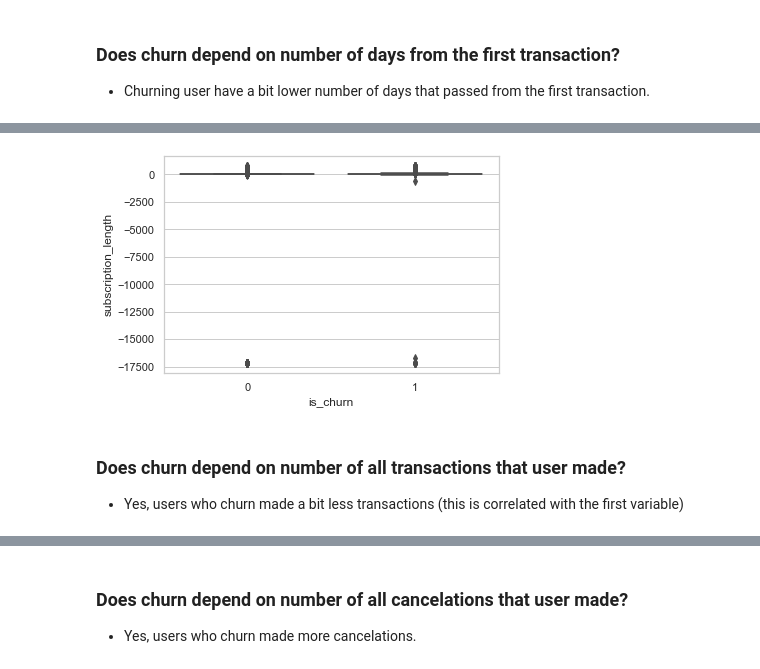
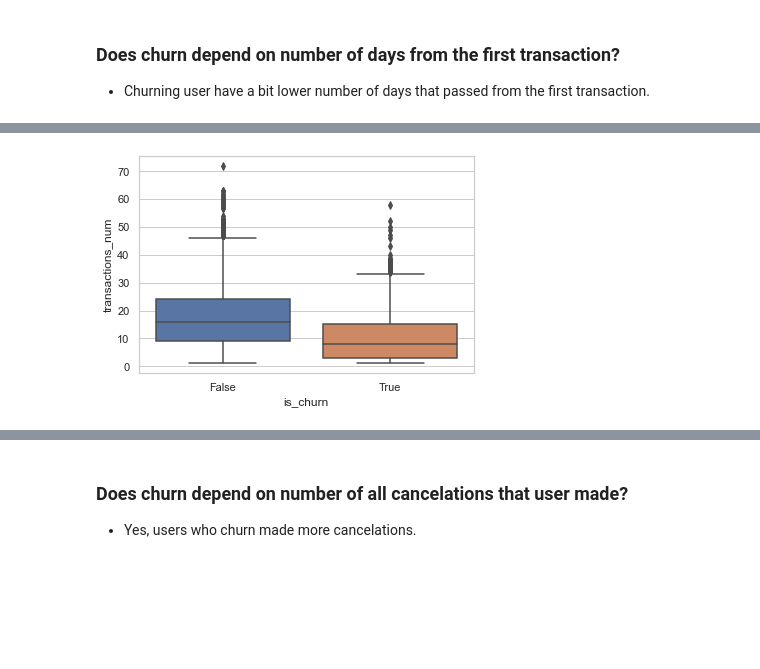
Before and after one commit to Olks/churn_prediction, a Jupyter notebook: churn_prediction.ipynb, the cells around one changed output, grey strips where cells are left out. Saved outputs shown, nothing was run; the diff lists cells and outputs as text; code cells hidden in the pictures; blank space fills up the shorter version.

```diff
--- a/churn_prediction.ipynb
+++ b/churn_prediction.ipynb
@@ -68 +169,6 @@ scala_labels_february = pd.read_csv("scala_labels_february.csv")
+# %%
+# Labels calculated with scala script provided by organisers
+# extending filter for transaction date to one year -BETTER!
+labels_january = pd.read_csv("scala_labels_january_one_month.csv")
+labels_february = pd.read_csv("scala_labels_february_one_month.csv")
 # %%
@@ -258,8 +368,4 @@ ax = sns.boxplot(x="is_churn", y="days_from_start", data=train_with_features_ded
 # %%
-ax = sns.boxplot(x="is_churn", y="subscription_length",
-                 data=train_with_features_deduplicated) #.loc[train_with_features_deduplicated.subscription_length >= 0])
+ax = sns.boxplot(x="is_churn", y="transactions_num", data=all_my_train_features_feb)
 # %% [output]
-[figure, old version]
+[figure, new version]
-# %% [markdown]
-### Does churn depend on number of all transactions that user made?
-- Yes, users who churn made a bit less transactions (this is correlated with the first variable)
```
Also changed, not shown: parts of 65 cells of this notebook, 3 other files.
